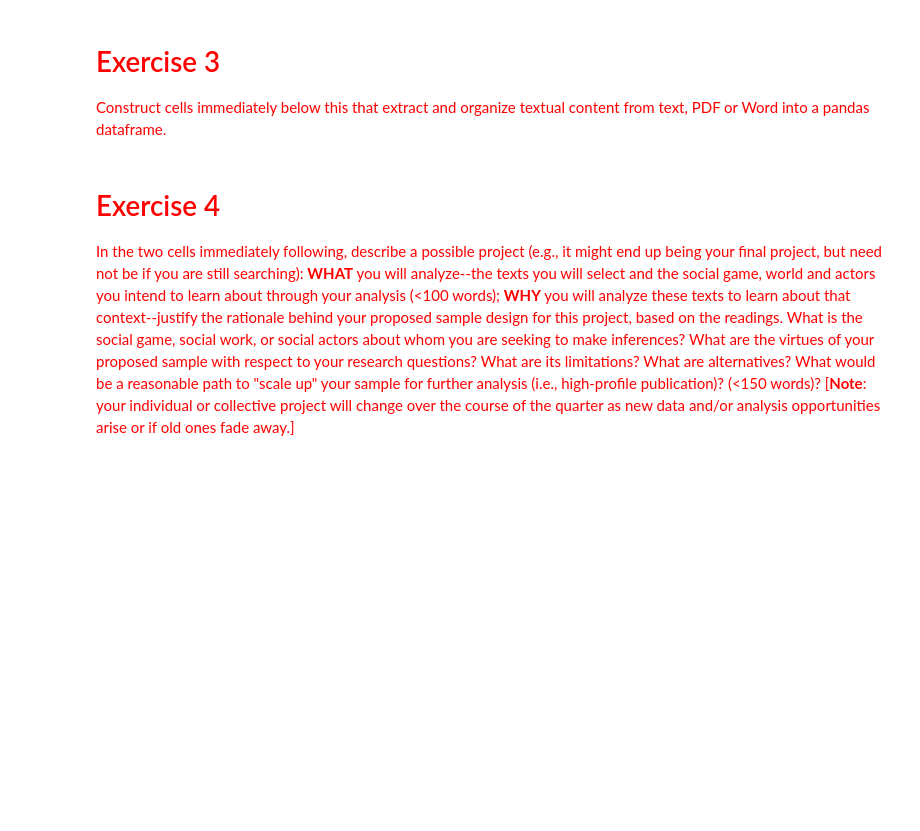
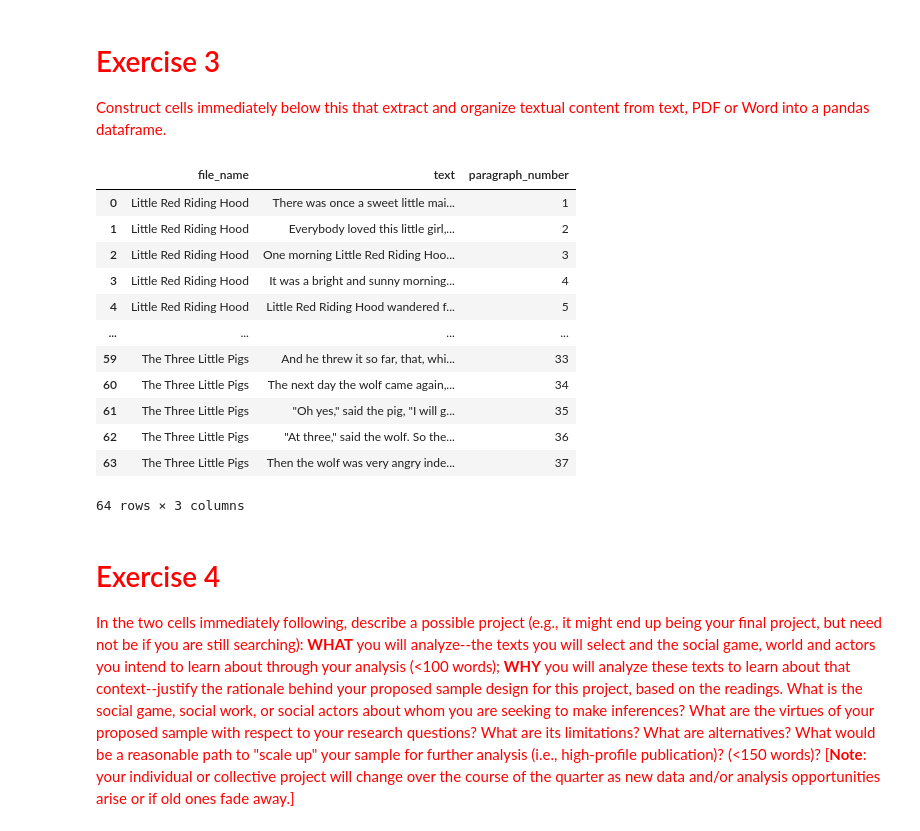
Before and after one commit to LuZhang0128/Computational_Content_Analysis, a Jupyter notebook: week-1/1-Measuring-Meaning-and-Sampling.ipynb, the cells around one changed output. Cells and saved outputs as stored; diff of their text form; code cells hidden in the pictures; blank space fills up the shorter version.

```diff
--- a/week-1/1-Measuring-Meaning-and-Sampling.ipynb
+++ b/week-1/1-Measuring-Meaning-and-Sampling.ipynb
@@ -714,6 +747,41 @@ downloaded every time.
 # %% [markdown]
 # <font color="red">Exercise 3</font>
 <font color="red">Construct cells immediately below this that extract and organize textual content from text, PDF or Word into a pandas dataframe.</font>
+# %%
+# please make sure that the txt files are downloaded in the same folder as this jupyter notebook file
+data = []
+
+# find all files ends with ".txt"
+all_files = os.listdir()
+txt_files = filter(lambda x: x[-4:] == '.txt', all_files)
+
+# read in
+for file in txt_files:
+    count = 1
+    with open(file, encoding="utf-8") as f:
+        paragraph = f.readline()
+        while paragraph:
+            data.append([file[:-4], paragraph.strip(), count])
+            count = count+1
+            paragraph = f.readline()
+
+# convert data to pandas dataframe
+df = pandas.DataFrame(data, columns=['file_name', 'text', 'paragraph_number'])
+df
+# %% [output]
+|  | file_name | text | paragraph_number |
+| 0 | Little Red Riding Hood | There was once a sweet little mai... | 1 |
+| 1 | Little Red Riding Hood | Everybody loved this little girl,... | 2 |
+| 2 | Little Red Riding Hood | One morning Little Red Riding Hoo... | 3 |
+| 3 | Little Red Riding Hood | It was a bright and sunny morning... | 4 |
+| 4 | Little Red Riding Hood | Little Red Riding Hood wandered f... | 5 |
+| ... | ... | ... | ... |
+| 59 | The Three Little Pigs | And he threw it so far, that, whi... | 33 |
+| 60 | The Three Little Pigs | The next day the wolf came again,... | 34 |
+| 61 | The Three Little Pigs | "Oh yes," said the pig, "I will g... | 35 |
+| 62 | The Three Little Pigs | "At three," said the wolf. So the... | 36 |
+| 63 | The Three Little Pigs | Then the wolf was very angry inde... | 37 |
+64 rows × 3 columns
 # %% [markdown]
 # <font color="red">Exercise 4</font>
 
```
Also changed, not shown: parts of 2 cells of this notebook, 2 other files.
